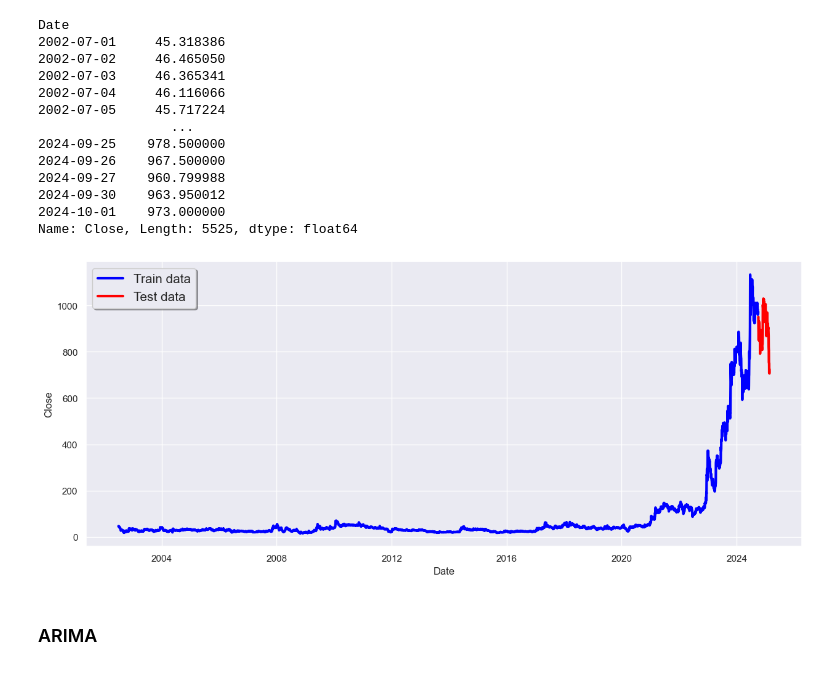
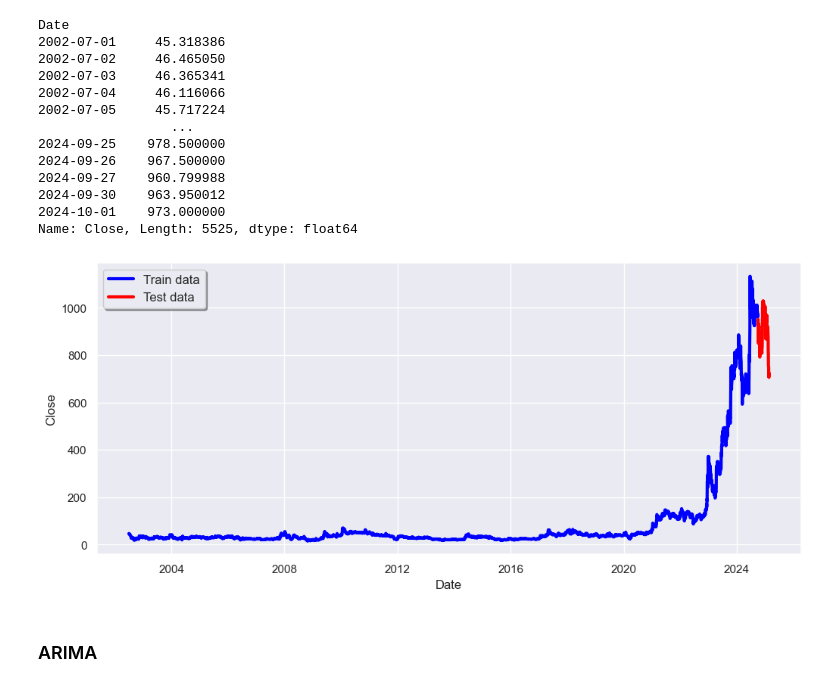
Before and after one commit to akashprak/StockPrice-TimeSeries, a Jupyter notebook: notebooks/Stock_price_forecast.ipynb, the cells around one changed output. Drawn from its saved outputs; the diff is of its cells as text; code cells hidden in the pictures.

```diff
--- a/notebooks/Stock_price_forecast.ipynb
+++ b/notebooks/Stock_price_forecast.ipynb
@@ -6,7 +6,7 @@ import numpy as np
 import seaborn as sns
 import matplotlib.pyplot as plt
 # %%
-plt.rc("figure", figsize=(15, 6))
+plt.rc("figure", figsize=(12, 5))
 # %%
 stock_data = pd.read_csv("../Data/FACT-stockprice-history.csv")
 # %%
@@ -288,10 +279,10 @@ Name: Close, Length: 5525, dtype: float64
 # %%
 sns.lineplot(train_data, color="blue", label="Train data", linewidth=3)
 sns.lineplot(test_data, color="red", label="Test data", linewidth=3)
-plt.legend(loc='best', fontsize = 15, shadow=True)
+plt.legend(loc='best', fontsize = 12, shadow=True)
 plt.show()
 # %% [output]
-[figure, old version]
+[figure, new version]
 # %% [markdown]
 ### ARIMA
 # %%
```
Also changed, not shown: parts of 25 cells of this notebook.
